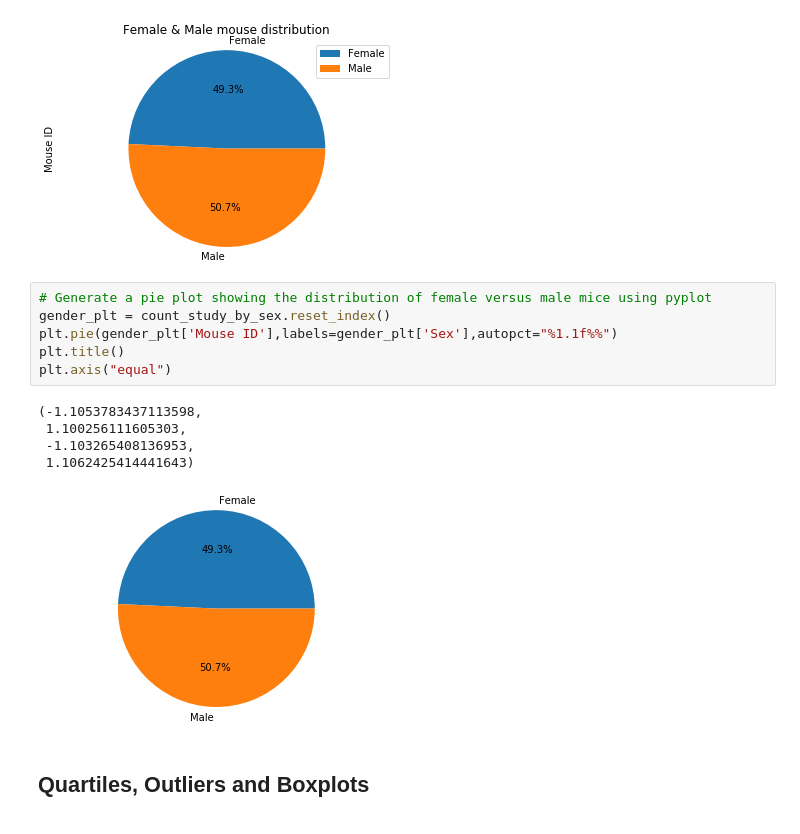
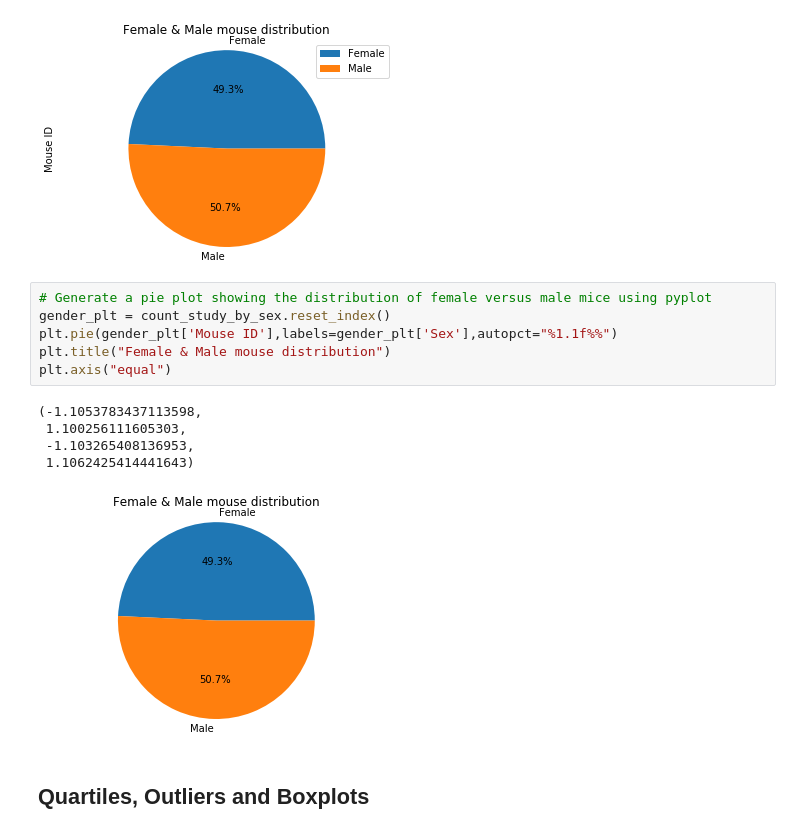
Before and after one commit to kdevanath/Plotting-Matplotlib, a Jupyter notebook: pymaceuticals_starter.ipynb, the cells around one changed output. Drawn from its saved outputs; the diff is of its cells as text.

```diff
--- a/pymaceuticals_starter.ipynb
+++ b/pymaceuticals_starter.ipynb
@@ -189,14 +177,14 @@ plt.axis("equal")
 # %%
 # Generate a pie plot showing the distribution of female versus male mice using pyplot
 gender_plt = count_study_by_sex.reset_index()
 plt.pie(gender_plt['Mouse ID'],labels=gender_plt['Sex'],autopct="%1.1f%%")
-plt.title()
+plt.title("Female & Male mouse distribution")
 plt.axis("equal")
 # %% [output]
 (-1.1053783437113598,
  1.100256111605303,
  -1.103265408136953,
  1.1062425414441643)
-[figure, old version]
+[figure, new version]
 # %% [markdown]
 ## Quartiles, Outliers and Boxplots
```
Also changed, not shown: parts of 10 cells of this notebook, 1 other file.
